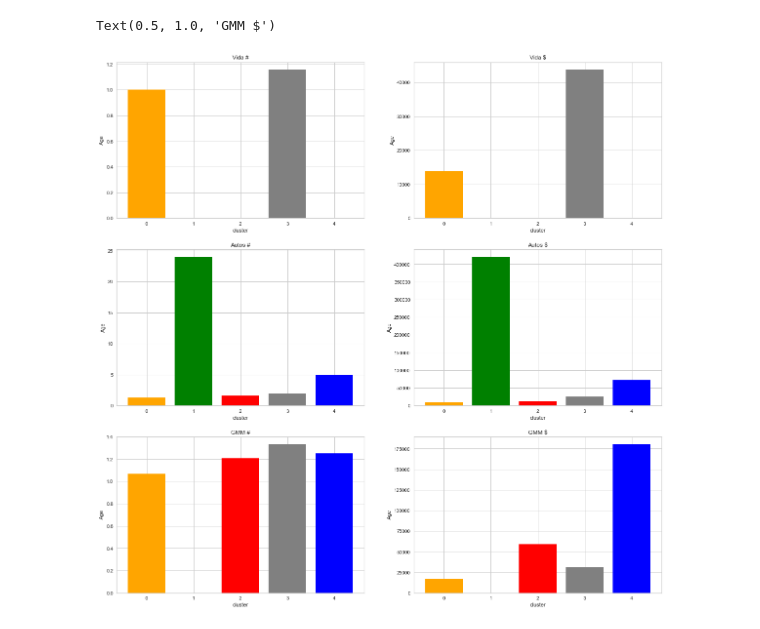
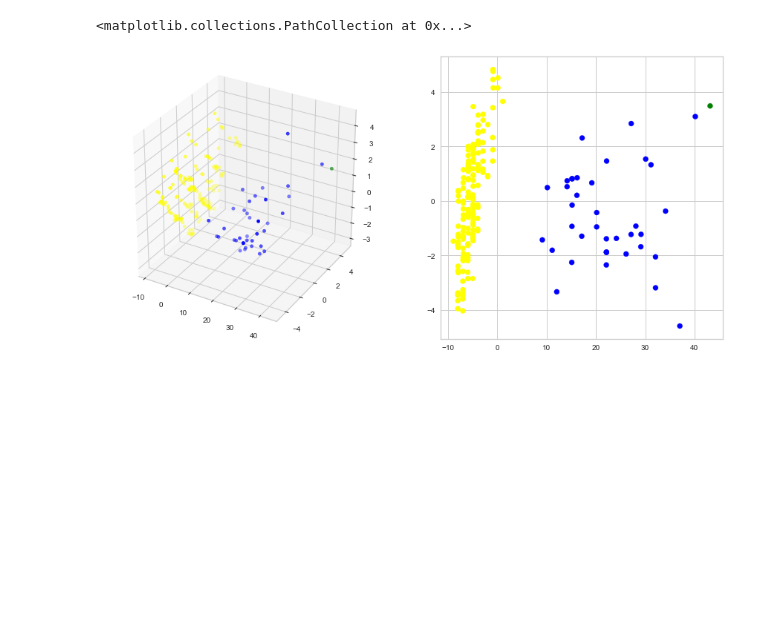
Before and after one commit to DanielaAndaluz/ClusteringStudentsData, a Jupyter notebook: Analisis estudiantes.ipynb, the cells around one changed output. Saved outputs shown, nothing was run; the diff lists cells and outputs as text; code cells hidden in the pictures; blank space fills up the shorter version.

```diff
--- a/Analisis estudiantes.ipynb
+++ b/Analisis estudiantes.ipynb
@@ -116,49 +65,26 @@ Text(0.5, 1.0, 'Cantidad $ promedio de seguros')
-# %%
-
-# Defining the framework of the visualization
-plt.figure(figsize =(20,20))
-G = gridspec.GridSpec(3, 2)
-ax2 = plt.subplot(G[0, 0])
-ax3 = plt.subplot(G[0, 1])
-ax4 = plt.subplot(G[1, 0])
-ax5 = plt.subplot(G[1, 1])
-ax6 = plt.subplot(G[2, 0])
-ax7 = plt.subplot(G[2, 1])
-
-clusters = [0, 1,2, 3, 4]
-
-#--------------------VIDA
-ax2.bar(clusters, datos['VIDA\n( # )'],color=('orange', 'green','red','gray','blue'))
-ax2.set_xlabel('cluster')
-ax2.set_ylabel('Age')
-ax2.set_title('Vida #')
-
-ax3.bar(clusters, datos['VIDA\n( $ )'],color=('orange', 'green','red','gray','blue'))
-ax3.set_xlabel('cluster')
-ax3.set_ylabel('Age')
-ax3.set_title('Vida $')
-
-#--------------------AUTOS
-ax4.bar(clusters, datos['AUTOS\n( # )'],color=('orange', 'green','red','gray','blue'))
-ax4.set_xlabel('cluster')
-ax4.set_ylabel('Age')
-ax4.set_title('Autos #')
-
-ax5.bar(clusters, datos['AUTOS\n( $ )'],color=('orange', 'green','red','gray','blue'))
-ax5.set_xlabel('cluster')
-ax5.set_ylabel('Age')
-ax5.set_title('Autos $')
-
-#--------------------	GMM
-ax6.bar(clusters, datos['GMM\n( # )'],color=('orange', 'green','red','gray','blue'))
-ax6.set_xlabel('cluster')
-ax6.set_ylabel('Age')
-ax6.set_title('GMM #')
-
-ax7.bar(clusters, datos['GMM\n( $ )'],color=('orange', 'green','red','gray','blue'))
-ax7.set_xlabel('cluster')
-ax7.set_ylabel('Age')
-ax7.set_title('GMM $')
-# %% [output]
-Text(0.5, 1.0, 'GMM $')
-[figure, removed]
+# %%
+#Optics
+optics_model = OPTICS(min_samples = 8)
+optics_model.fit(data)
+
+#Compute PCA for visualization
+pca = PCA(n_components=3)
+scatter_plot_points = pca.fit_transform(data)
+
+colors = ['blue','yellow','pink','orange','green']
+
+x_axis = [o[0] for o in scatter_plot_points]
+y_axis = [o[1] for o in scatter_plot_points]
+z_axis = [o[2] for o in scatter_plot_points]
+
+
+plt.figure(figsize =(15,7))
+G = gridspec.GridSpec(1, 2)
+ax2 = plt.subplot(G[0, 0],projection='3d')
+ax3 = plt.subplot(G[0, 1])
+
+ax2.scatter(x_axis, y_axis,z_axis, c=[colors[d] for d in optics_model.labels_])
+ax3.scatter(x_axis, y_axis, c=[colors[d] for d in optics_model.labels_])
+# %% [output]
+<matplotlib.collections.PathCollection at 0x...>
+[figure, added]
```
Also changed, not shown: parts of 12 cells of this notebook.
